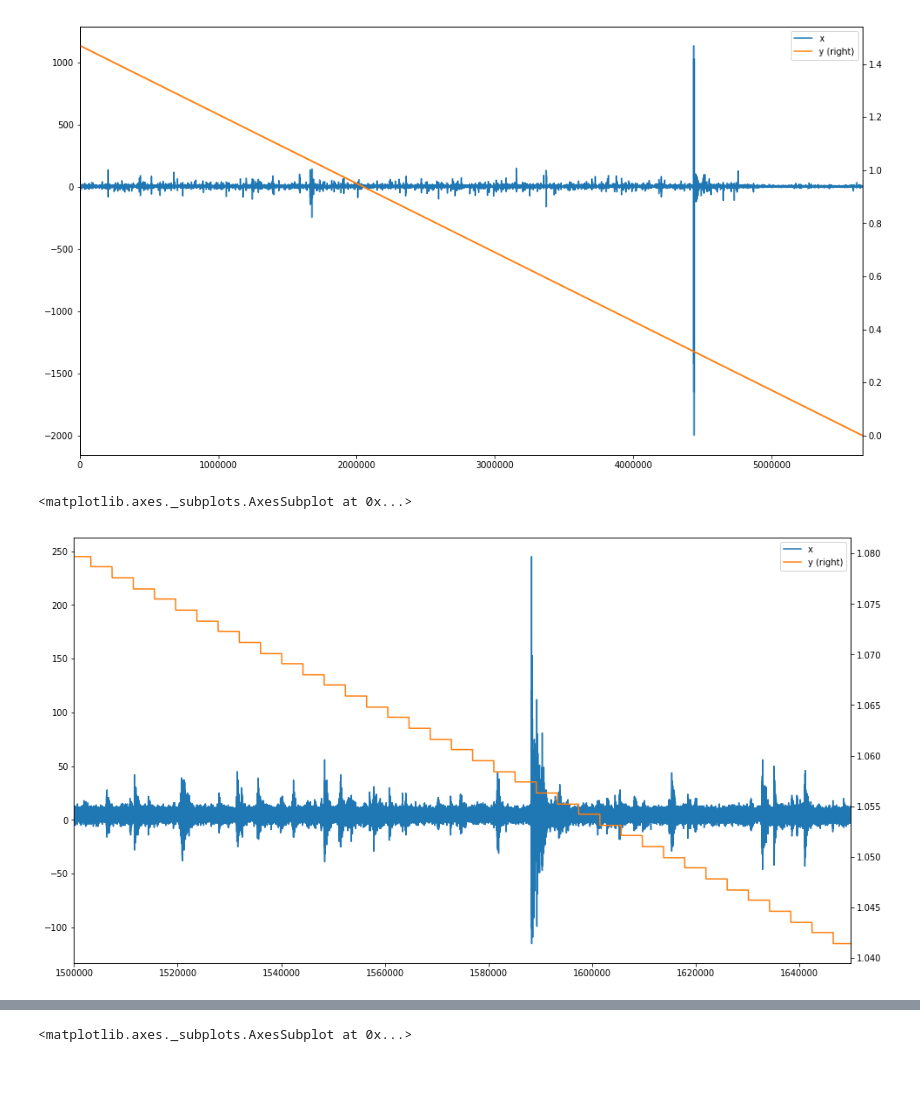
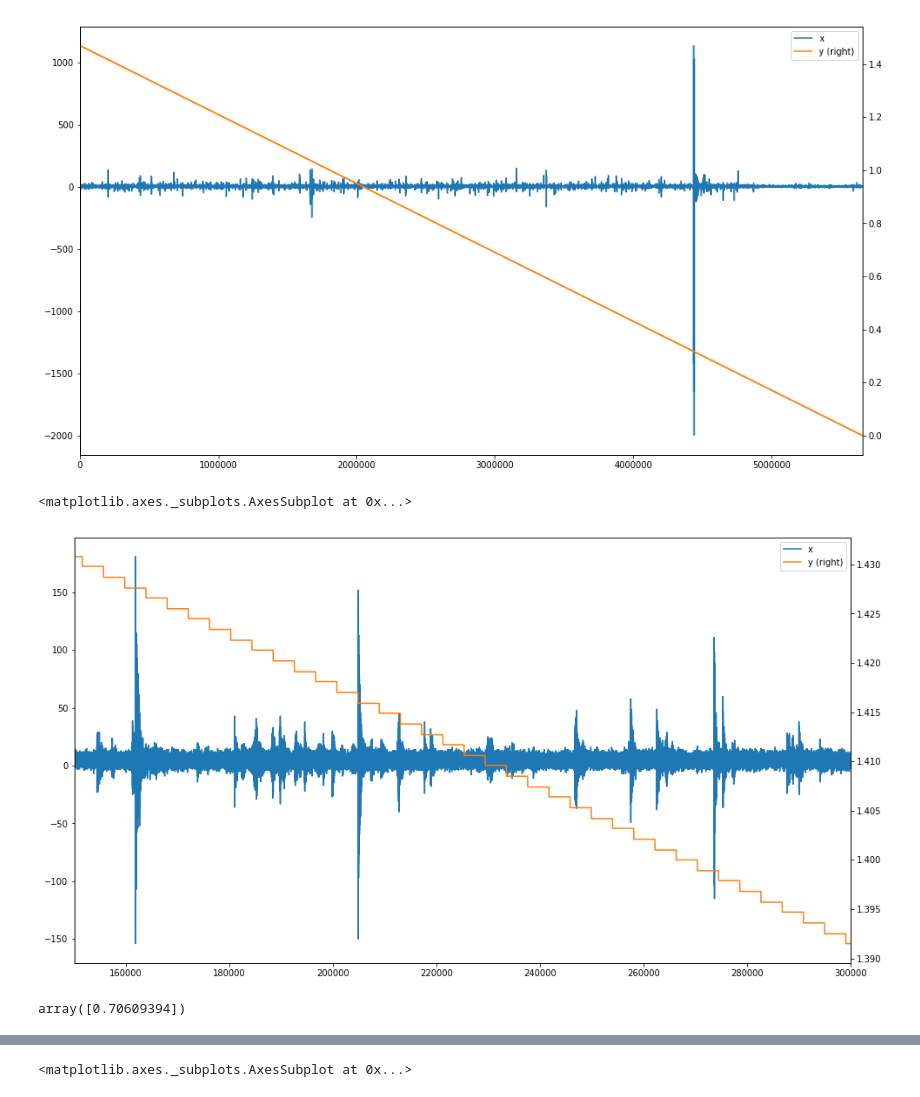
Before and after one commit to WLM1ke/LANL_Earthquake_Prediction, a Jupyter notebook: notebooks/EDA.ipynb, the cells around one changed output, grey strips where cells are left out. Cells and saved outputs as stored; diff of their text form; code cells hidden in the pictures.

```diff
--- a/notebooks/EDA.ipynb
+++ b/notebooks/EDA.ipynb
@@ -25,8 +29,8 @@ df.loc[::100,:].plot(figsize=(16,9), secondary_y=["y"])
 [figure]
 # %%
 block = 150000
-num = 10
+num = 1
 df.loc[num * block: (num + 1) * block].plot(figsize=(16,9), secondary_y=["y"])
 # %% [output]
 <matplotlib.axes._subplots.AxesSubplot at 0x...>
-[figure, old version]
+[figure, new version]
@@ -32,0 +40,4 @@ df.loc[num * block: (num + 1) * block].plot(figsize=(16,9), secondary_y=["y"])
+# %%
+pacf(df.loc[num * block: (num + 1) * block].x, nlags=1)[1:]
+# %% [output]
+array([0.70609394])
```
Also changed, not shown: parts of 25 cells of this notebook, 3 other files.
